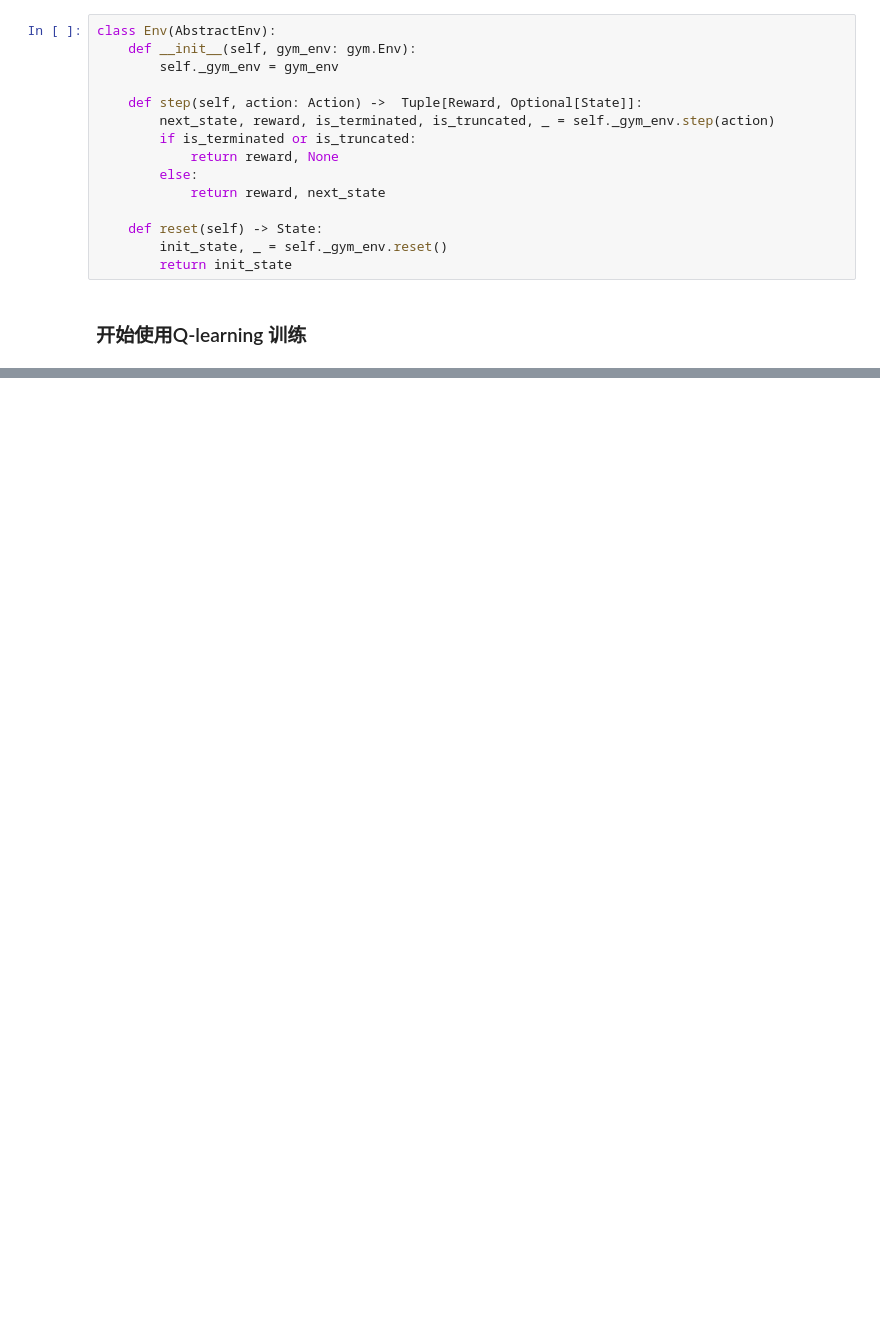
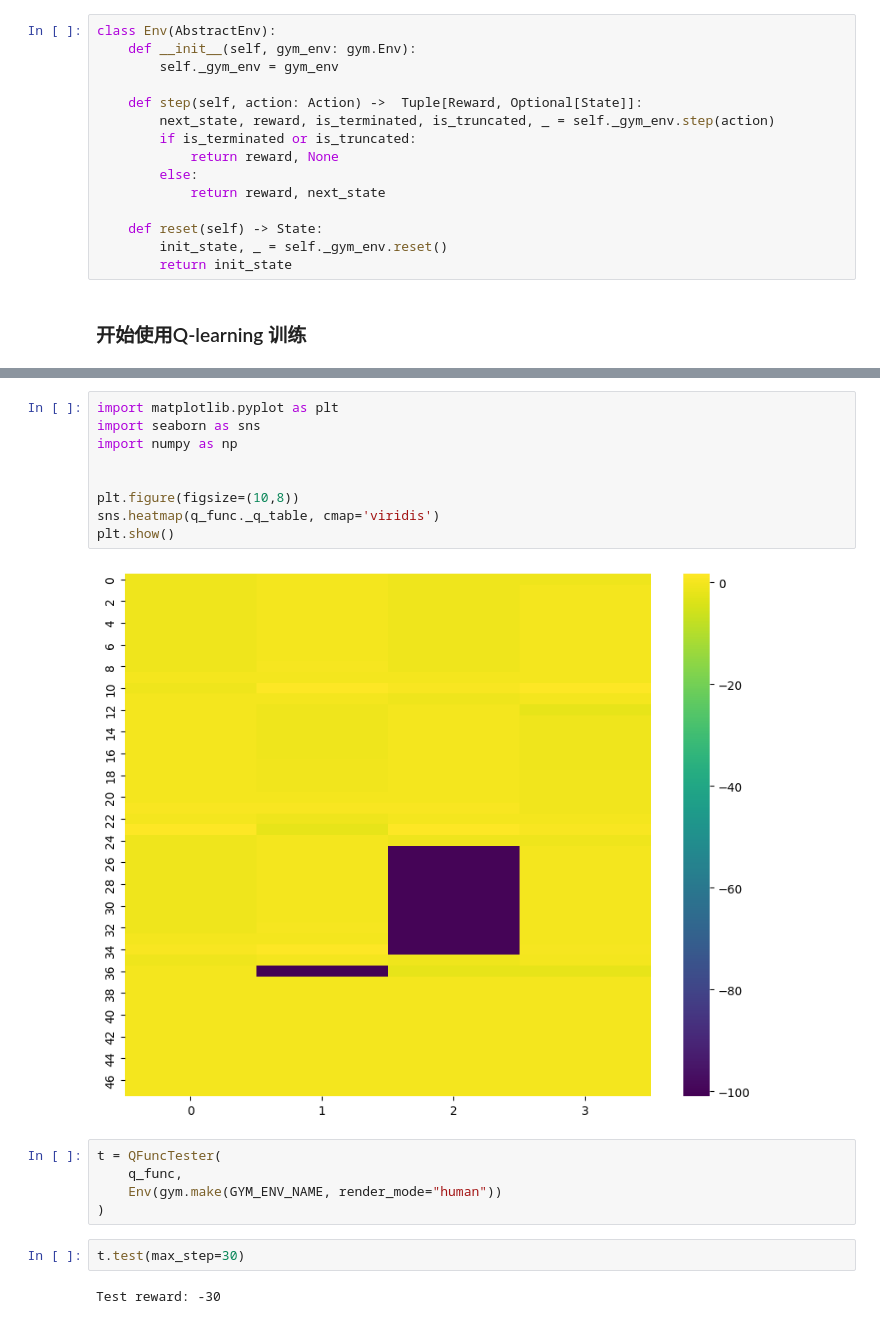
Before and after one commit to hbjzxzx/rf_learning, a Jupyter notebook: q_learning.ipynb, the cells around one changed output, grey strips where cells are left out. Saved outputs shown, nothing was run; the diff lists cells and outputs as text; blank space fills up the shorter version.

```diff
--- a/q_learning.ipynb
+++ b/q_learning.ipynb
@@ -218,0 +255,20 @@ AttributeError: 'DiscreteQFunc' object has no attribute 'reward_record'
+# %%
+import matplotlib.pyplot as plt
+import seaborn as sns
+import numpy as np
+
+
+plt.figure(figsize=(10,8))
+sns.heatmap(q_func._q_table, cmap='viridis')
+plt.show()
+# %% [output]
+[figure, added]
+# %%
+t = QFuncTester(
+    q_func,
+    Env(gym.make(GYM_ENV_NAME, render_mode="human"))
+)
+# %%
+t.test(max_step=30)
+# %% [output]
+Test reward: -30
```
Also changed, not shown: parts of 7 cells of this notebook, 3 other files.
